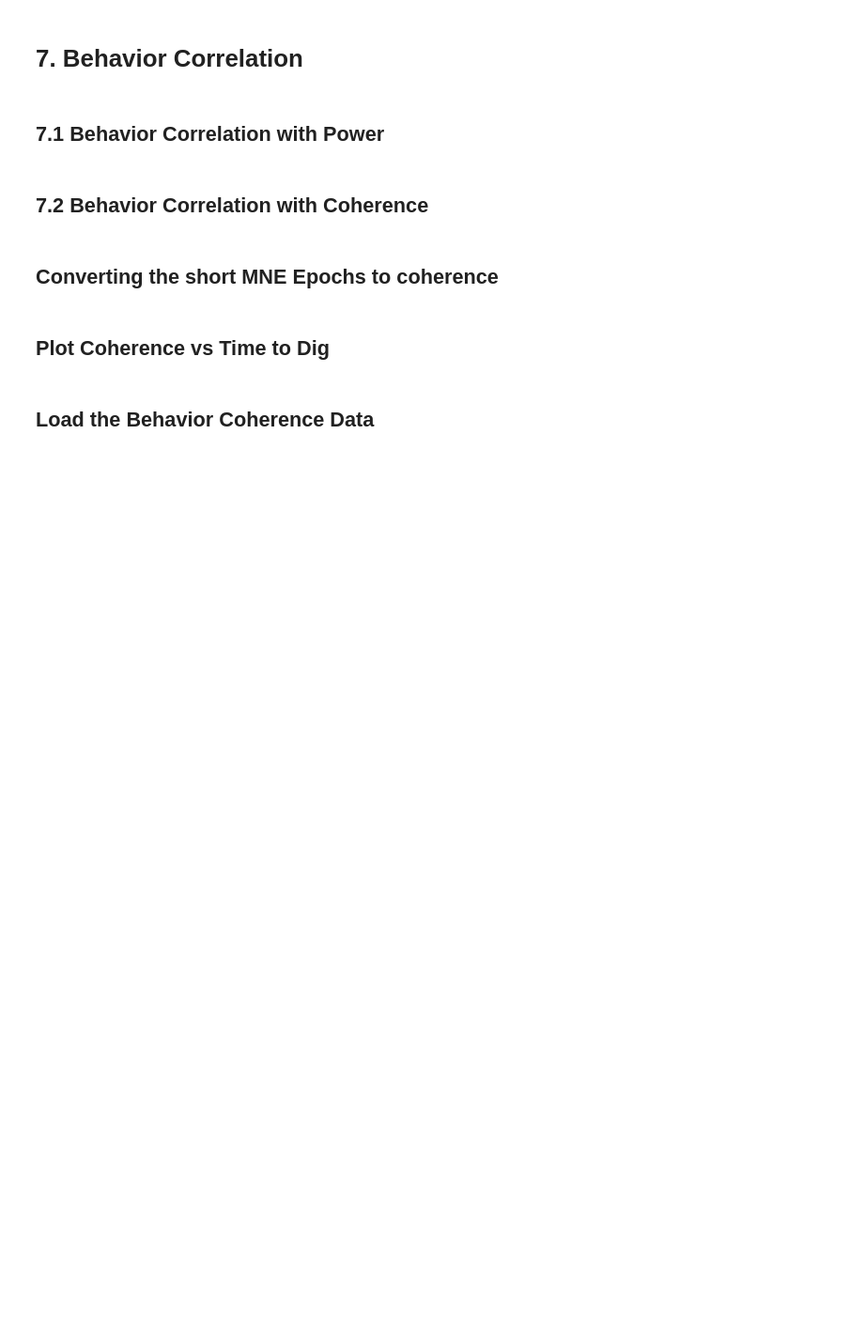
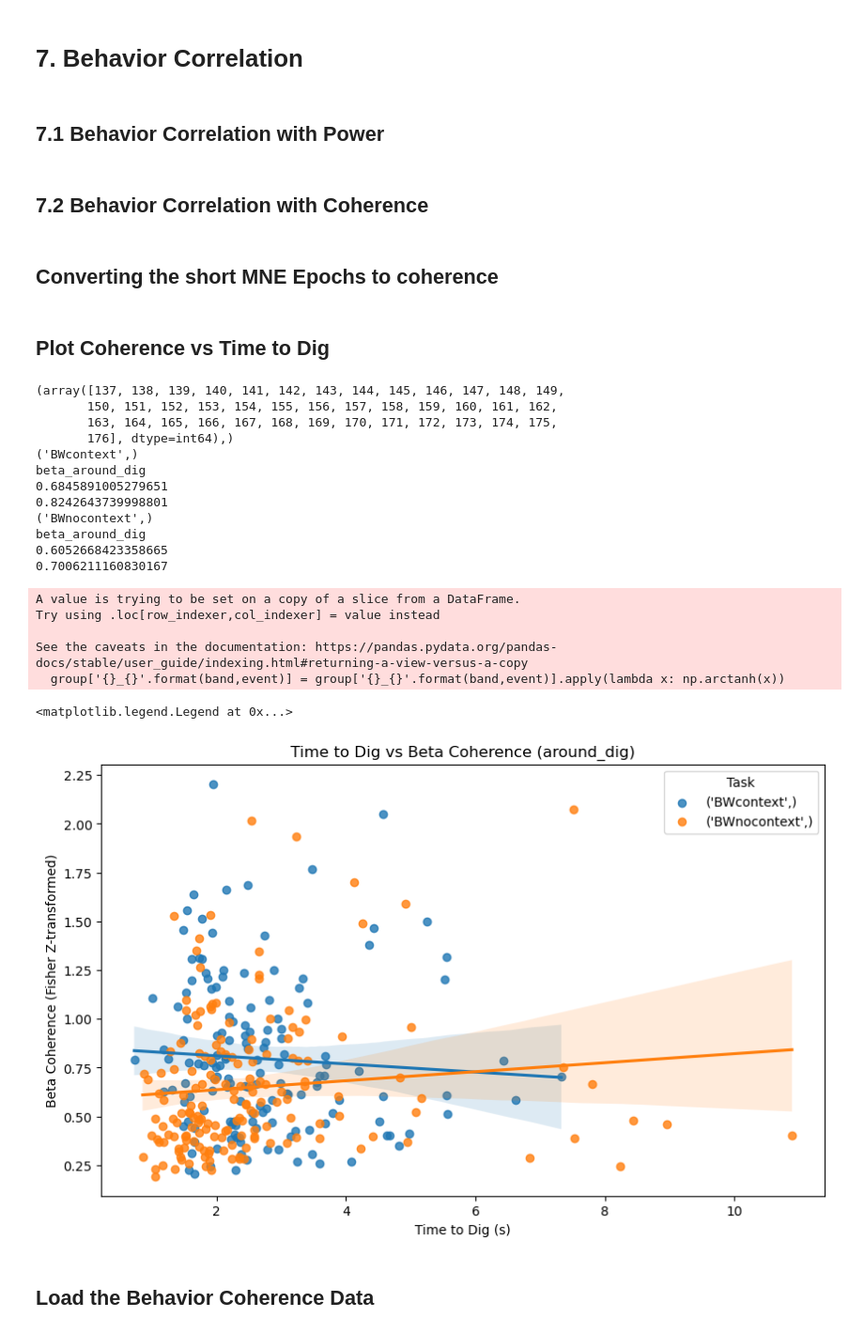
Before and after one commit to namanagrawal97/cpl_analysis_naman, a Jupyter notebook: 00_complete_analysis_truncated.ipynb, the cells around one changed output. Shown at 94% size. Saved outputs shown, nothing was run; the diff lists cells and outputs as text; code cells hidden in the pictures; blank space fills up the shorter version.

Commit message:
all truncated data has been generated

```diff
--- a/00_complete_analysis_truncated.ipynb
+++ b/00_complete_analysis_truncated.ipynb
@@ -610,7 +606,7 @@ plt.show()
 # %% [markdown]
 Taking mean across all trials
 # %%
-mean_boxplot_df=boxplot_df.__deepcopy__()
+mean_boxplot_df=new_boxplot_df.__deepcopy__()
 unique_id_list=list(np.unique(mean_boxplot_df['unique_id']))
 mean_data_list=[]
 
@@ -620,7 +616,8 @@ for unique_id in unique_id_list:
     for channel, group in unique_id_df_grouped:
         print(channel)
         group=group.reset_index(drop=True)
-        columns=group.columns[-21:-1]
+        columns = [col for col in group.columns if 'pre' in col or 'post' in col]
+        print(columns)
         rat_id=group['rat'].iloc[0]
         task_id=group['task'].iloc[0]
         date_id=group['date'].iloc[0]
@@ -954,10 +951,10 @@ print((np.append(event_data_list[2],event_data_list[3]))[3000:5000])
 # %% [markdown]
 ## 6.1 Baseline Coherence Density
 # %%
-con_data_df=pd.read_pickle(savepath+'mne_epochs_array_df.pkl')
+importlib.reload(coherence_functions)
+con_data_df=pd.read_pickle(savepath+'mne_epochs_array_df_truncated.pkl')
 baseline_df=con_data_df.__deepcopy__()
 baseline_df=baseline_df[baseline_df['rat_id']!='dk3']
-
-baseline_df['mne_baseline']=baseline_df['mne_baseline'].apply(lambda x: functions.convert_epoch_to_coherence_density(x))
+baseline_df['mne_baseline']=baseline_df['mne_baseline'].apply(lambda x: coherence_functions.convert_epoch_to_coherence_density(x))
 # %%
 fig, ax= plt.subplots(1, 1, figsize=(10, 5), sharex=True, sharey=True)
@@ -990,9 +987,10 @@ plt.show()
 # %% [markdown]
 ## 6.2 Baseline Coherence Boxplots
 # %%
-con_data_df=pd.read_pickle(savepath+'mne_epochs_array_df.pkl')
+importlib.reload(coherence_functions)
+con_data_df=pd.read_pickle(savepath+'mne_epochs_array_df_truncated.pkl')
 baseline_df=con_data_df.__deepcopy__()
 baseline_df=baseline_df[baseline_df['rat_id']!='dk3']
-baseline_df['mne_baseline']=baseline_df['mne_baseline'].apply(lambda x: functions.convert_epoch_to_coherence(x))
+baseline_df['mne_baseline']=baseline_df['mne_baseline'].apply(lambda x: coherence_functions.convert_epoch_to_coherence(x))
 # %%
 fig, axs= plt.subplots(1, 1, figsize=(20, 10), sharex=True, sharey=True)
@@ -1023,7 +1020,7 @@ plt.show()
 # %% [markdown]
 ### Calculating AON-vHp connectivity Spectrogram from Epochs Array and Saving if as a pkl file
 # %%
-con_data_df=pd.read_pickle(savepath+'mne_epochs_array_df.pkl')
+con_data_df=pd.read_pickle(savepath+'mne_epochs_array_df_truncated.pkl')
 event_list=['mne_epoch_door_before','mne_epoch_door_after','mne_epoch_dig_before','mne_epoch_dig_after']
 print(event_list)
 BWcontext_data=con_data_df[(con_data_df['task']=='BWcontext')]
@@ -1064,7 +1061,9 @@ for task_num,task_name in enumerate(task_data_dict.keys()):
                     for i in range(coh.shape[0]):
                         for j in range(coh.shape[1]):
                             if 'AON' in indices[j] and 'vHp' in indices[i]:
-                                aon_vHp_con.append(coh[i,j,:,:])
+                                coherence= coh[i,j,:,:]
+                                coherence=np.arctanh(coherence) #apply Fisher's z-transformation
+                                aon_vHp_con.append(coherence)
             row.append(np.mean(aon_vHp_con, axis=0))
             row_2.append(np.mean(aon_vHp_con))
         all_con_data.append(row)
@@ -2455,26 +2369,47 @@ behavior_coherence_compiled_data_df_truncated.to_pickle(f'C:\\Users\\{user}\\Dro
 # %%
 behavior_coherence_compiled_data_df_truncated=pd.read_pickle(savepath+'behavior_coherence_compiled_data_df_truncated.pkl')
 import seaborn as sns
 import matplotlib.pyplot as plt
 fig, ax = plt.subplots(figsize=(10, 6))
 
 grouped_df=behavior_coherence_compiled_data_df_truncated.groupby(['task'])
 band='beta'
-event='around_door'
+event='around_dig'
 print(np.where(behavior_coherence_compiled_data_df_truncated['{}_{}'.format(band,event)]==0))
 for task, group in grouped_df:
     print(task)
     print('{}_{}'.format(band,event))
     group = group[(np.abs(group['{}_{}'.format(band,event)]))>0]
     print(group['{}_{}'.format(band,event)].mean())
     group['{}_{}'.format(band,event)] = group['{}_{}'.format(band,event)].apply(lambda x: np.arctanh(x))
     print(group['{}_{}'.format(band,event)].mean())
     group = group[(np.abs(group['time_to_dig'] - group['time_to_dig'].mean()) <= (3 * group['time_to_dig'].std()))]
     group = group[(np.abs(group['{}_{}'.format(band,event)] - group['{}_{}'.format(band,event)].mean()) <= (3 * group['{}_{}'.format(band,event)].std()))]
 
     sns.regplot(x='time_to_dig', y='{}_{}'.format(band,event), data=group, ax=ax, label=task)
-ax.set_title(f'Time to Dig vs Beta Power')
+ax.set_title(f'Time to Dig vs Beta Coherence ({event})')
+ax.set_ylabel('Beta Coherence (Fisher Z-transformed)')
 ax.set_xlabel('Time to Dig (s)')
 ax.legend(title='Task')
+# %% [output]
+(array([137, 138, 139, 140, 141, 142, 143, 144, 145, 146, 147, 148, 149,
+       150, 151, 152, 153, 154, 155, 156, 157, 158, 159, 160, 161, 162,
+       163, 164, 165, 166, 167, 168, 169, 170, 171, 172, 173, 174, 175,
+       176], dtype=int64),)
+('BWcontext',)
+beta_around_dig
+0.6845891005279651
+0.8242643739998801
+('BWnocontext',)
+beta_around_dig
+0.6052668423358665
+0.7006211160830167
+A value is trying to be set on a copy of a slice from a DataFrame.
+Try using .loc[row_indexer,col_indexer] = value instead
+
+See the caveats in the documentation: https://pandas.pydata.org/pandas-docs/stable/user_guide/indexing.html#returning-a-view-versus-a-copy
+  group['{}_{}'.format(band,event)] = group['{}_{}'.format(band,event)].apply(lambda x: np.arctanh(x))
+<matplotlib.legend.Legend at 0x...>
+[figure, added]
 # %% [markdown]
 ## Load the Behavior Coherence Data
```
Also changed, not shown: parts of 25 cells of this notebook, 2 other files.
